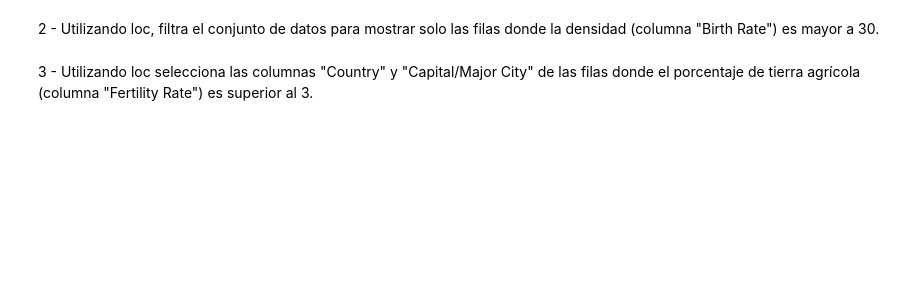
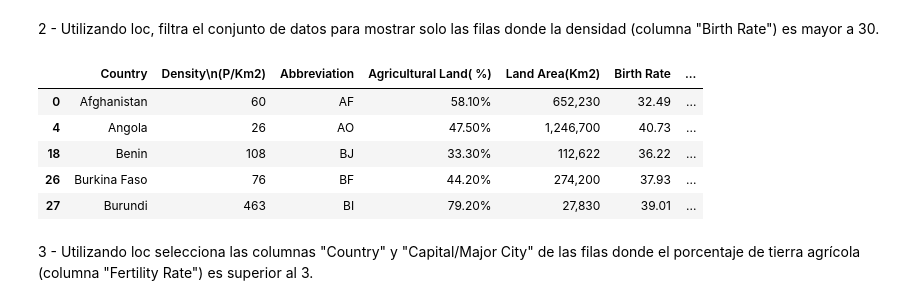
Before and after one commit to clarasdata/adalab-ej-pairprogramming-Andrea-Clara-pandas-numpy, a Jupyter notebook: 03-pair-eda.ipynb, the cells around one changed output. Saved outputs shown, nothing was run; the diff lists cells and outputs as text; code cells hidden in the pictures; blank space fills up the shorter version.

```diff
--- a/03-pair-eda.ipynb
+++ b/03-pair-eda.ipynb
@@ -28,2 +166,6 @@ Para realizar este pair programming deberéis usar el conjunto de datos de world
 # %% [markdown]
 11- Elimina una columna específica (por ejemplo, "Armed Forces size").
+# %%
+df_world.drop(['Armed Forces size'], axis=1, inplace = True)
+
+# con inplace = True se elimina la columna del data frame original
@@ -35,4 +207,14 @@ Para realizar este pair programming deberéis usar el conjunto de datos de world
 # %% [markdown]
 2 - Utilizando loc, filtra el conjunto de datos para mostrar solo las filas donde la densidad (columna "Birth Rate") es mayor a 30.
+# %%
+df_birth_rate_mayor_30 = df_world.loc[df_world["Birth Rate"]>30, :]
+df_birth_rate_mayor_30.head(5)
+# %% [output]
+|  | Country | Density\n(P/Km2) | Abbreviation | Agricultural Land( %) | Land Area(Km2) | Birth Rate | ... |
+| 0 | Afghanistan | 60 | AF | 58.10% | 652,230 | 32.49 | ... |
+| 4 | Angola | 26 | AO | 47.50% | 1,246,700 | 40.73 | ... |
+| 18 | Benin | 108 | BJ | 33.30% | 112,622 | 36.22 | ... |
+| 26 | Burkina Faso | 76 | BF | 44.20% | 274,200 | 37.93 | ... |
+| 27 | Burundi | 463 | BI | 79.20% | 27,830 | 39.01 | ... |
 # %% [markdown]
 3 - Utilizando loc selecciona las columnas "Country" y "Capital/Major City" de las filas donde el porcentaje de tierra agrícola (columna "Fertility Rate") es superior al 3.
```
Also changed, not shown: parts of 23 cells of this notebook, 1 other file.
